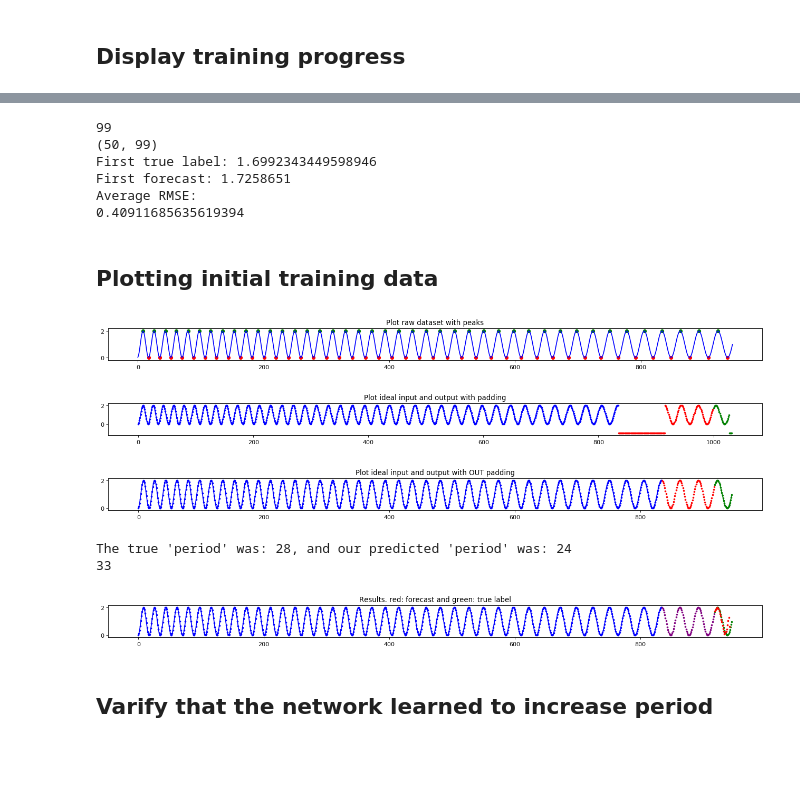
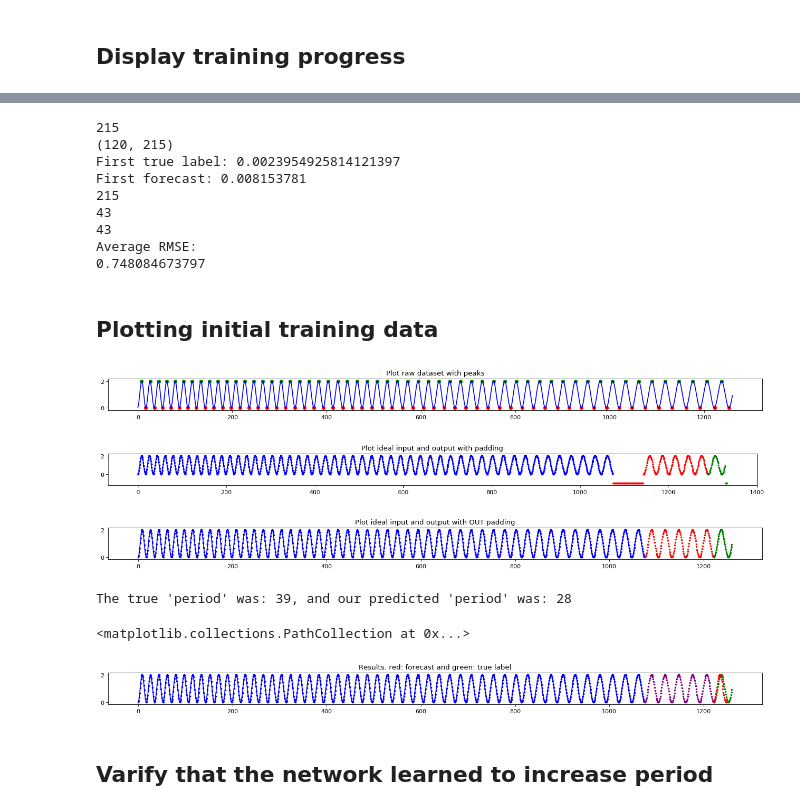
Before and after one commit to Columbia-Creative-Machines-Lab/muscle-prediction, a Jupyter notebook: preliminary_forecasting/LSTM_variable_predictions.ipynb, the cells around one changed output, grey strips where cells are left out. Drawn from its saved outputs; the diff is of its cells as text; code cells hidden in the pictures; blank space fills up the shorter version.

```diff
--- a/preliminary_forecasting/LSTM_variable_predictions.ipynb
+++ b/preliminary_forecasting/LSTM_variable_predictions.ipynb
@@ -24,7 +24,7 @@ sample_rate = 0.4
 points_per_cycle = int((2*np.pi) / sample_rate)*10
 
 
-x_range = np.arange(start=-np.pi/2, stop=60*2*np.pi, step=sample_rate)
+x_range = np.arange(start=-np.pi/2, stop=80*2*np.pi, step=sample_rate)
 print(max(x_range))
 mult_start = 0.9
 mult_end = 0.7
@@ -324,12 +407,15 @@ def fit_lstm(X, y, n_batch, nb_epoch, n_neurons):
     return model, architecture, history
 # %%
 #Cut off some training data if necessary for batch sizes
-# print()
 print(train_examples.shape)
-train_examples_cut = train_examples[:-35]
+train_examples_cut = train_examples[:]
 print(train_examples_cut.shape)
 
 print(train_labels.shape)
-train_labels_cut = train_labels[:-35]
+train_labels_cut = train_labels[:]
 print(train_labels_cut.shape)
+
+print("Here")
+print(train_examples_cut.shape)
+print(train_labels_cut.shape)
 # %% [output]
@@ -340,14 +429,13 @@ print(train_labels_cut.shape)
 # %% [markdown]
 ## Train the Neural Network
 # %%
-n_epochs = 500
-n_batch = 50
-n_neurons = 30
+n_epochs = 1000
+n_batch = 120
+n_neurons = 60
 #print("train shape: " + str(train.shape))
 #train_cut = train[:-2,:]
 #train_cut = train
 #print("train shape: " + str(train_cut.shape))
-train = train_examples_cut.values
 print("train shape: " +str(train.shape))
-model, architecture, history = fit_lstm(train, train_labels_cut.values, n_batch, n_epochs, n_neurons)
+model, architecture, history = fit_lstm(train_examples_cut.values, train_labels_cut.values, n_batch, n_epochs, n_neurons)
 # %% [output]
@@ -412,25 +500,31 @@ def forecast_lstm(model, X, n_batch):
 # %%
 #Run on test data
 #test_x, test_y = test[0:n_prev], test[n_prev:]
-test_x, test_y = test_example.values, test_label.values
+test_x, test_y = test_in, test_out#test_example.values, test_label.values
 test_x = np.array(test_x)
 print(len(test_x))
 y_hat = forecast_lstm(model, test_x, n_batch)
 print("First true label: " + str(test_y[0]))
 print("First forecast: " +str(y_hat[0]))
 
+print(len(test_x))
+print(len(test_y))
+print(len(y_hat))
 RMSE = []
 for i in range(33):
     RMSE.append(math.sqrt(mean_squared_error(test_y, y_hat)))
 print("Average RMSE: ")
 print(sum(RMSE)/len(RMSE))
 # %% [output]
-99
-(50, 99)
-First true label: 1.6992343449598946
-First forecast: 1.7258651
+215
+(120, 215)
+First true label: 0.0023954925814121397
+First forecast: 0.008153781
+215
+43
+43
 Average RMSE:
-0.40911685635619394
+0.748084673797
 # %% [markdown]
 ## Plotting initial training data
 # %%
@@ -451,10 +545,14 @@ plt.show()
 fig=plt.figure(figsize=(20, 1), dpi= 80, facecolor='w', edgecolor='k')
 plt.title('Plot ideal input and output with padding')
 
+test_example = test_in
+test_label = test_out
+
+
 #Grab the data without padding
-test_in_raw = test_example.values
+test_in_raw = test_example#.values
 test_in = [test_in_raw[i] for i in range(len(test_in_raw)) if test_in_raw[i] >= 0]
-test_out_raw = test_label.values
+test_out_raw = test_label#.values
 test_out = [test_out_raw[i] for i in range(len(test_out_raw)) if test_out_raw[i] >= 0]
 test_len = len(test_in) + len(test_out) #default_period * 4
 
@@ -465,12 +563,12 @@ train_plot_x = [x for x in range(len(train_plot_points))]
 plt.scatter(train_plot_x, train_plot_points, color="blue", s=5)
 
 #Plot the test example X in red
-test_input_plot_points = test_example.values
+test_input_plot_points = test_example#.values
 test_input_xs = [x +len(train_plot_points) for x in range(len(test_input_plot_points))]
 plt.scatter(test_input_xs, test_input_plot_points, color="red", s=5)
 
 #Plot the test target label in green
-test_label_points = test_label.values
+test_label_points = test_label#.values
 test_label_xs = [x +(len(train_plot_points)+len(test_input_plot_points)) for x in range(len(test_label_points))]
 plt.scatter(test_label_xs, test_label_points, color="green", s=5)
 plt.show()
@@ -495,44 +593,41 @@ test_label_xs = [x +(len(train_plot_points)+len(test_in_xs)) for x in range(len(
 plt.scatter(test_label_xs, test_out, color="green", s=5)
 plt.plot(test_label_xs, test_out, color="green")
 plt.show()
-
-
-
 
 
 # (4)----Plot the actual results----------------------------------------------------------------
 
 #Plotting the dataframe results
 fig=plt.figure(figsize=(20, 1), dpi= 80, facecolor='w', edgecolor='k')
 
 #Plot the training data and the underlying curve in blue
 plt.plot(train_plot_points, color="blue")
 plt.title('Results. red: forecast and green: true label')
 plt.scatter(train_plot_x, train_plot_points, color="blue", s=5)
 
 #Plot the test example X in red (no padding)
 plt.scatter(test_in_xs, test_in, color="purple", s=5)
 
 
 #Plot the test target label in green (no padding)
 
 #Remove padding from the prediction
 y_hat_nopad = [y_hat[i] for i in range(len(y_hat)) if y_hat[i] >= 0]
 
 test_label_xs2 = [x +(len(train_plot_points)+len(test_in_xs)) for x in range(len(y_hat_nopad))]
 print("The true 'period' was: " + str(len(test_out))+", and our predicted 'period' was: " + str(len(y_hat_nopad)))
 
 plt.scatter(test_label_xs, test_out, color="green", s=5)
 plt.scatter(test_label_xs2, y_hat_nopad, color="red", s=5)
 
 #plt.plot(y_hat, test_label_xs, color="green")
 # %% [output]
-[figure, old version]
+[figure, new version]
-[figure, old version]
+[figure, new version]
-[figure, old version]
+[figure, new version]
-The true 'period' was: 28, and our predicted 'period' was: 24
-33
+The true 'period' was: 39, and our predicted 'period' was: 28
+<matplotlib.collections.PathCollection at 0x...>
-[figure, old version]
+[figure, new version]
 # %% [markdown]
 ## Varify that the network learned to increase period
 # %%
```
Also changed, not shown: parts of 13 cells of this notebook.
